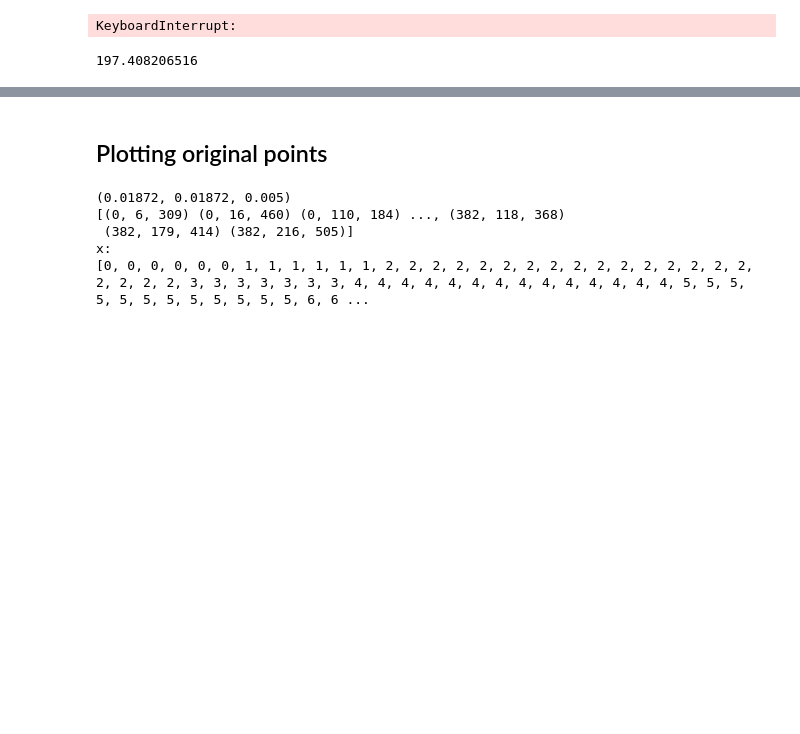
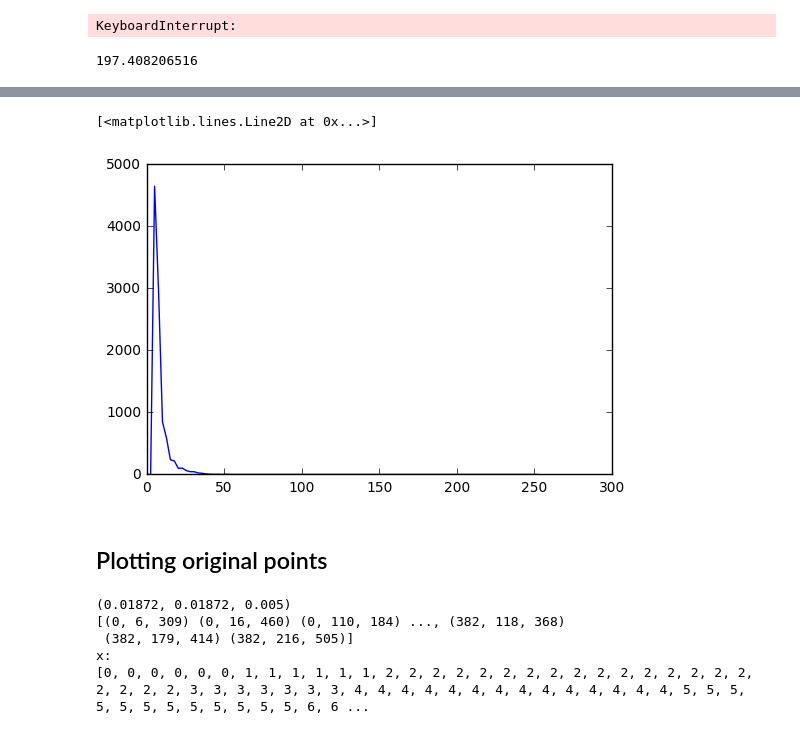
Before and after one commit to jonl1096/cell-segmentation-mlfinal, a Jupyter notebook: Clustering.ipynb, the cells around one changed output, grey strips where cells are left out. Cells and saved outputs as stored; diff of their text form; code cells hidden in the pictures; blank space fills up the shorter version.

```diff
--- a/Clustering.ipynb
+++ b/Clustering.ipynb
@@ -487,3 +614,9 @@ print(dist)
+# %%
+(values, bins) = np.histogram(seeds[:,3], bins=100, range=(0,255))
+plt.plot(bins[:-1], values)
+# %% [output]
+[<matplotlib.lines.Line2D at 0x...>]
+[figure, added]
 # %% [markdown]
 ## Plotting original points
 # %%
```
Also changed, not shown: parts of 13 cells of this notebook, 11 other files.
